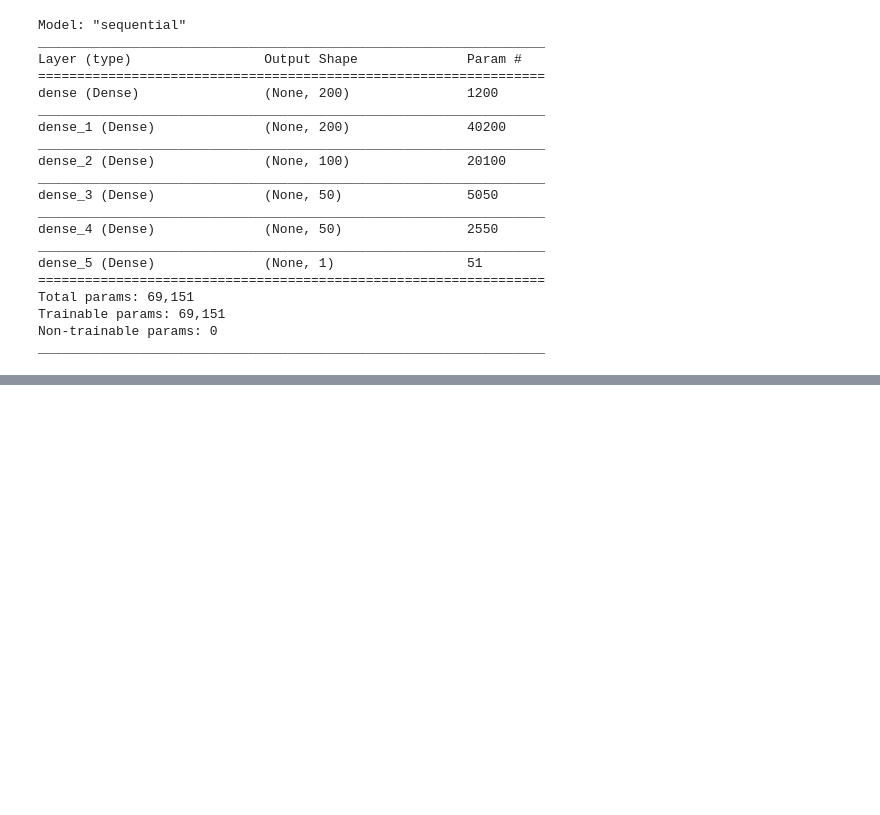
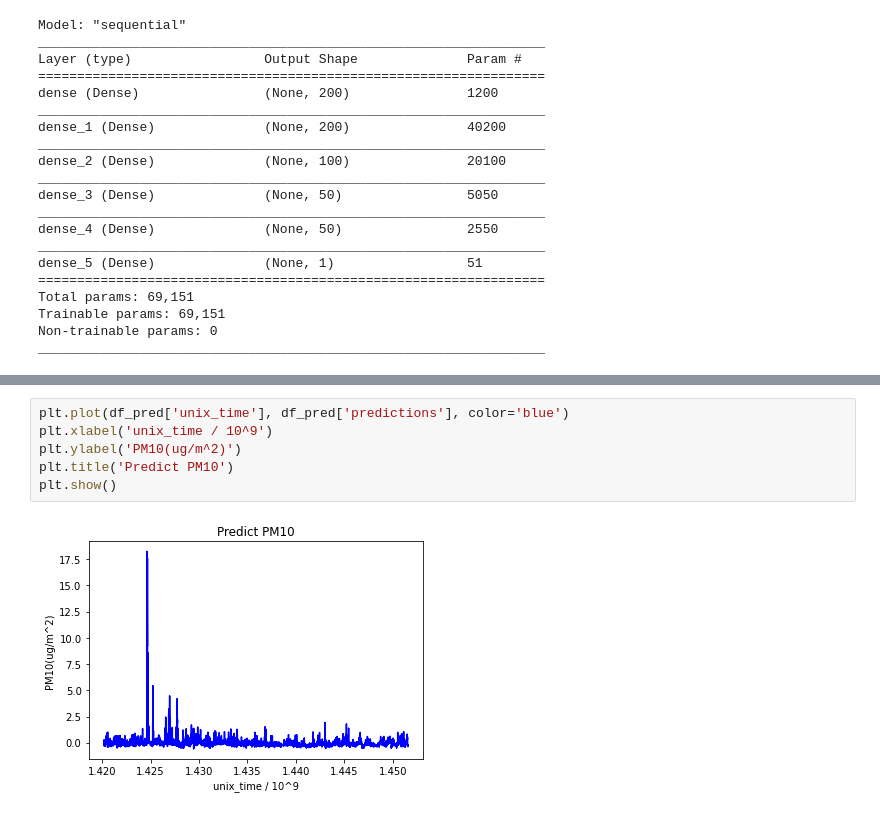
Before and after one commit to Aivyss/Seoul_air_quality_prediction, a Jupyter notebook: Seoul_Air_Quality_Prediction_(2015_2016)_sk_hg_hy.ipynb, the cells around one changed output, grey strips where cells are left out. Drawn from its saved outputs; the diff is of its cells as text; blank space fills up the shorter version.

```diff
--- a/Seoul_Air_Quality_Prediction_(2015_2016)_sk_hg_hy.ipynb
+++ b/Seoul_Air_Quality_Prediction_(2015_2016)_sk_hg_hy.ipynb
@@ -448,0 +507,8 @@ Epoch 1024/1024
+# %%
+plt.plot(df_pred['unix_time'], df_pred['predictions'], color='blue')
+plt.xlabel('unix_time / 10^9')
+plt.ylabel('PM10(ug/m^2)')
+plt.title('Predict PM10')
+plt.show()
+# %% [output]
+[figure, added]
```
Also changed, not shown: parts of 12 cells of this notebook.
